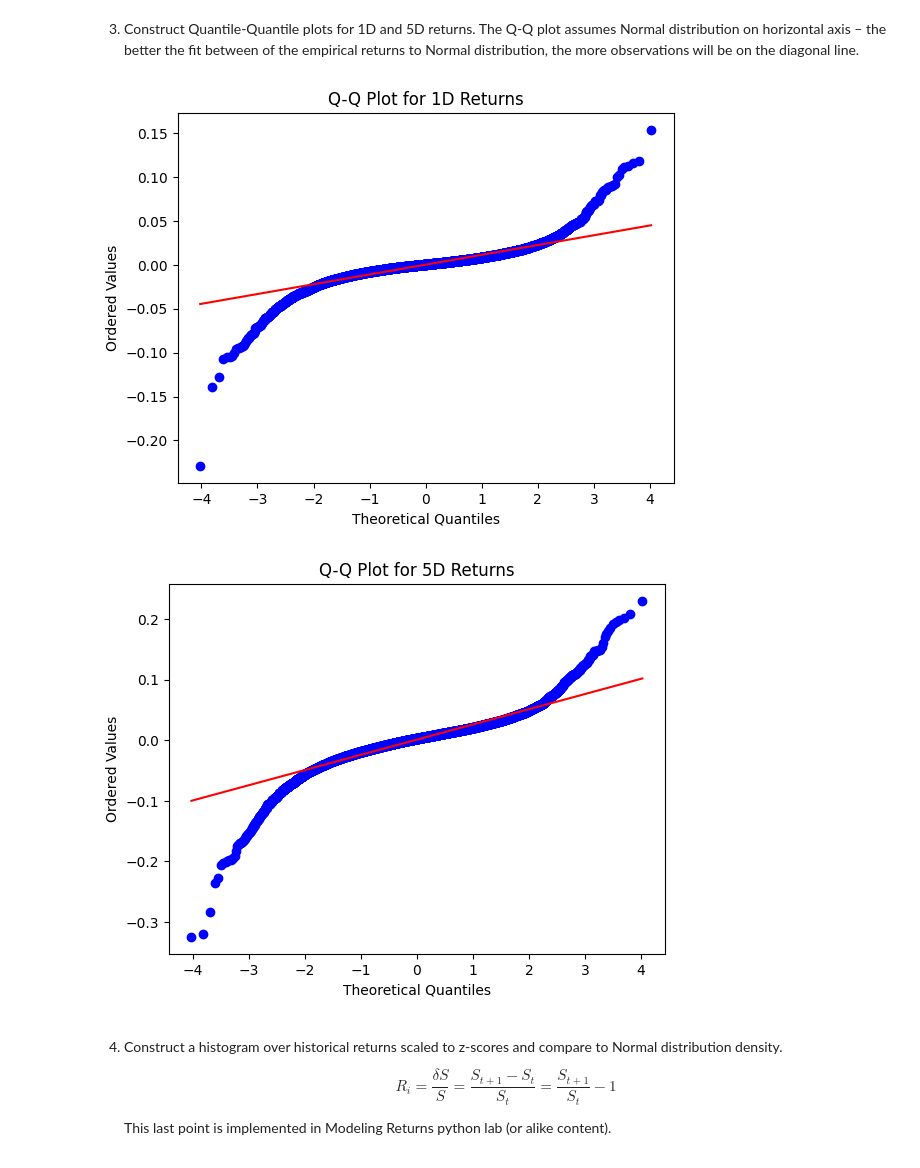
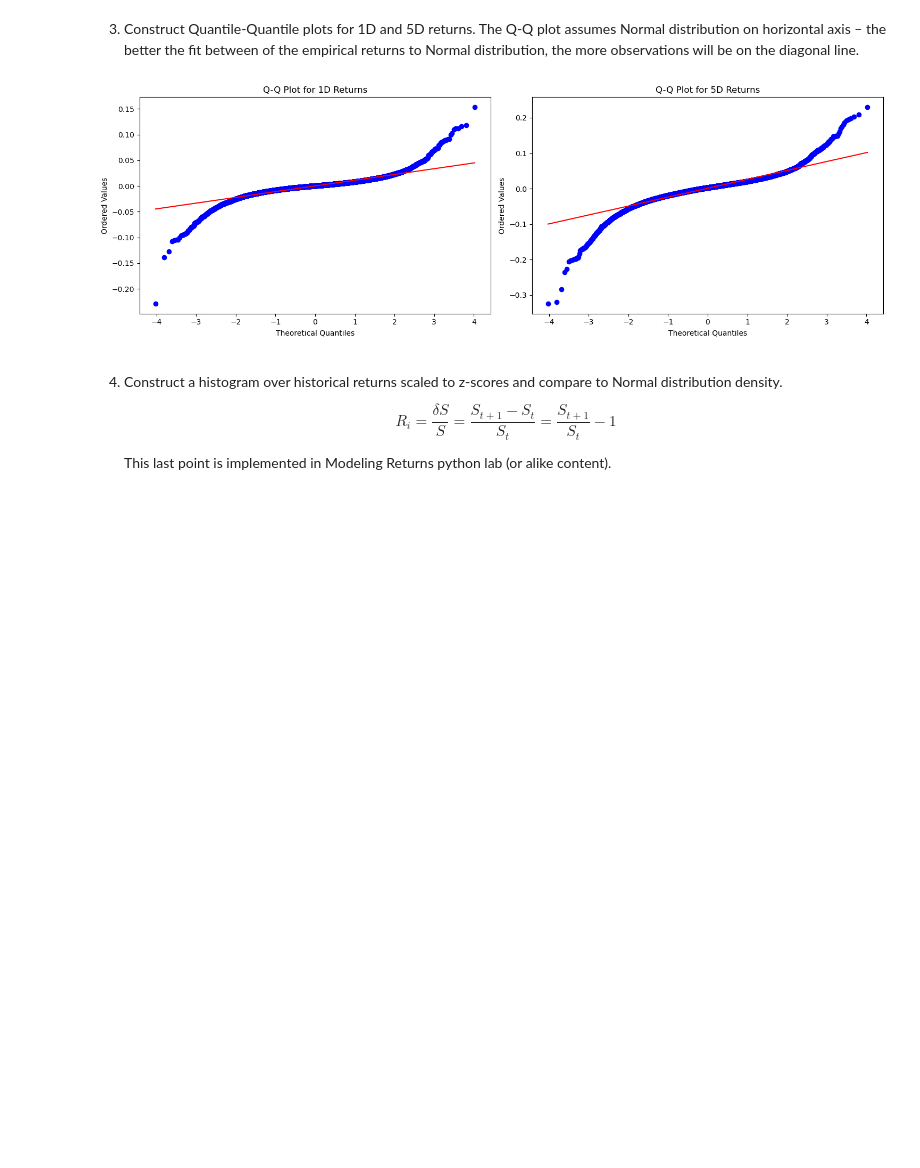
Before and after one commit to JoaoJungblut/QuantFinanceTraining, a Jupyter notebook: Module1/01-The_Random_Behaviour_of_Assets-answers.ipynb, the cells around one changed output. Cells and saved outputs as stored; diff of their text form; code cells hidden in the pictures; blank space fills up the shorter version.

```diff
--- a/Module1/01-The_Random_Behaviour_of_Assets-answers.ipynb
+++ b/Module1/01-The_Random_Behaviour_of_Assets-answers.ipynb
@@ -84,24 +84,30 @@ dtype: float64
 # %%
 # Loading packages
 import matplotlib.pyplot as plt
 from scipy import stats
 
+# Create subplots with 1 row and 2 columns
+fig, axs = plt.subplots(1, 2, figsize=(15, 5))
+
 # Constructing Q-Q plot for 1D returns
-res_1D = stats.probplot(sp500_returns["1D"], dist="norm", plot=plt)
-plt.title("Q-Q Plot for 1D Returns")
-plt.xlabel("Theoretical Quantiles")
-plt.ylabel("Ordered Values")
-plt.show()
+res_1D = stats.probplot(sp500_returns["1D"], dist="norm", plot=axs[0])
+axs[0].set_title("Q-Q Plot for 1D Returns")
+axs[0].set_xlabel("Theoretical Quantiles")
+axs[0].set_ylabel("Ordered Values")
 
 # Constructing Q-Q plot for 5D returns
-res_5D = stats.probplot(sp500_returns["5D"], dist="norm", plot=plt)
-plt.title("Q-Q Plot for 5D Returns")
-plt.xlabel("Theoretical Quantiles")
-plt.ylabel("Ordered Values")
+res_5D = stats.probplot(sp500_returns["5D"], dist="norm", plot=axs[1])
+axs[1].set_title("Q-Q Plot for 5D Returns")
+axs[1].set_xlabel("Theoretical Quantiles")
+axs[1].set_ylabel("Ordered Values")
+
+# Adjust spacing between subplots
+plt.tight_layout()
+
+# Show the side-by-side Q-Q plots
 plt.show()
 # %% [output]
-[figure, old version]
+[figure, new version]
-[figure, removed]
 # %% [markdown]
 4. Construct a histogram over historical returns scaled to z-scores and compare to Normal distribution density.
 
```
Also changed, not shown: parts of 4 cells of this notebook.
